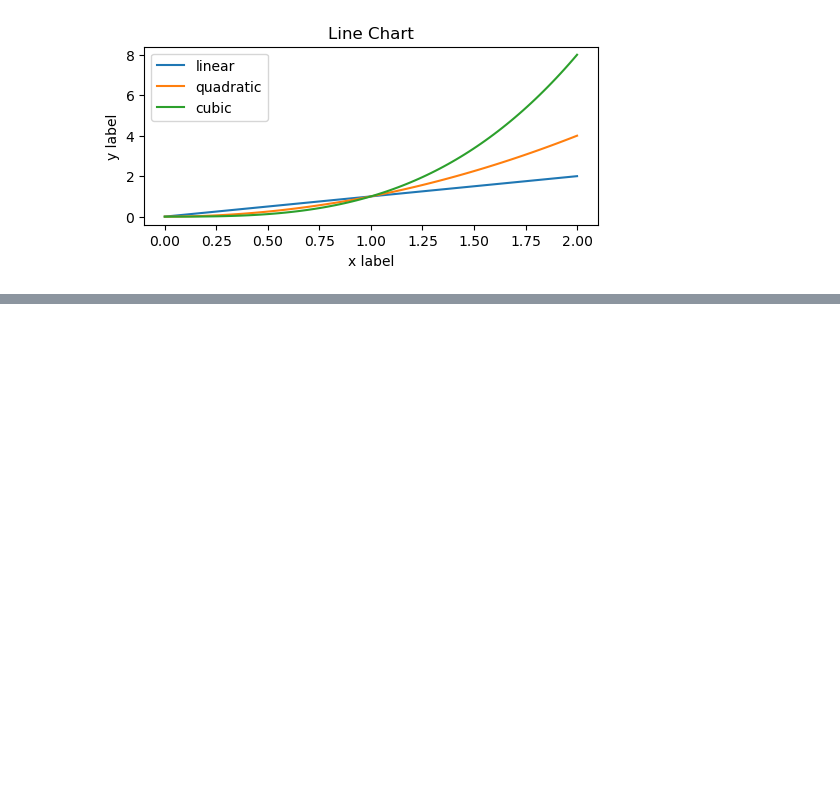
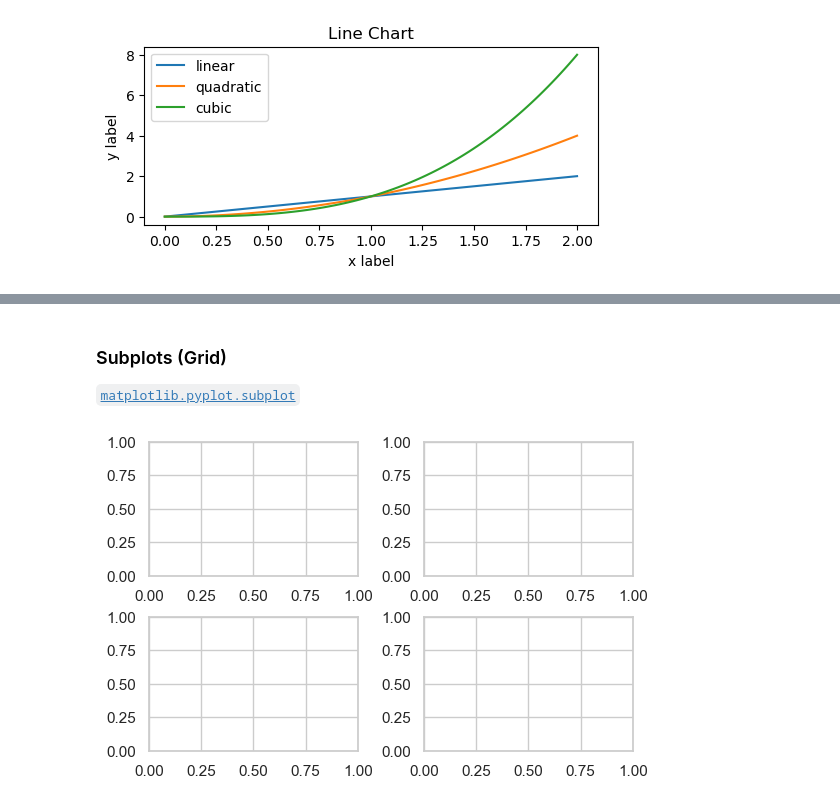
Before and after one commit to HassanAlgoz/data-analytics, a Jupyter notebook: lecture_v2/L03_vis.ipynb, the cells around one changed output, grey strips where cells are left out. Cells and saved outputs as stored; diff of their text form; code cells hidden in the pictures; blank space fills up the shorter version.

```diff
--- a/lecture_v2/L03_vis.ipynb
+++ b/lecture_v2/L03_vis.ipynb
@@ -220,0 +262,8 @@ plt.legend()
+# %% [markdown]
+### Subplots (Grid)
+
+[`matplotlib.pyplot.subplot`](https://matplotlib.org/stable/api/_as_gen/matplotlib.pyplot.subplot.html#matplotlib-pyplot-subplot)
+# %%
+fig, axs = plt.subplots(ncols=2, nrows=2, figsize=(5.5, 3.5), layout="constrained")
+# %% [output]
+[figure, added]
```
Also changed, not shown: parts of 38 cells of this notebook, 23 other files.
